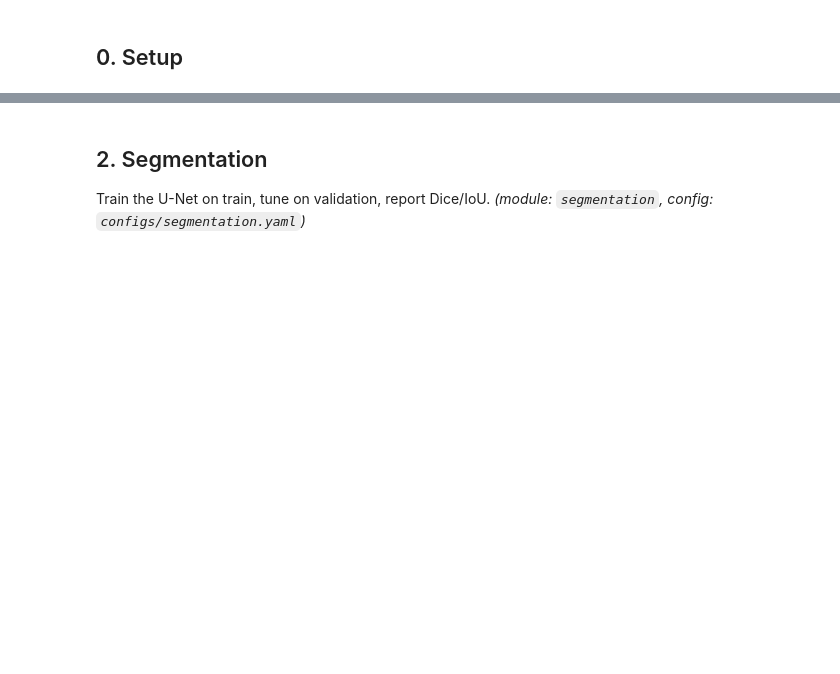
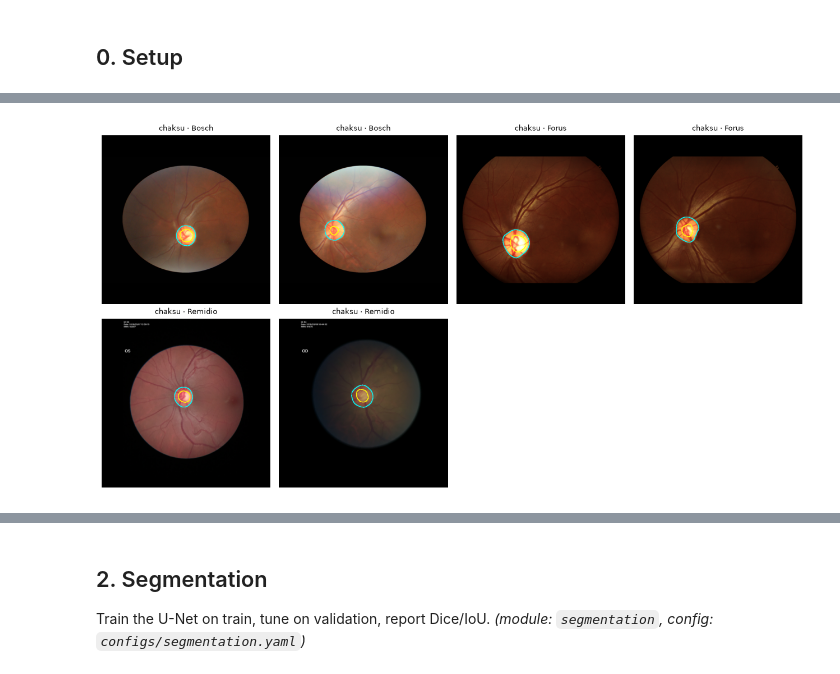
Before and after one commit to aman2712/glaucoma-prediction, a Jupyter notebook: notebooks/03_baseline_a.ipynb, the cells around one changed output, grey strips where cells are left out. Cells and saved outputs as stored; diff of their text form; code cells hidden in the pictures; blank space fills up the shorter version.

```diff
--- a/notebooks/03_baseline_a.ipynb
+++ b/notebooks/03_baseline_a.ipynb
@@ -4,15 +4,3 @@
 Question, metrics and protocol: `docs/baseline_a.md`. This notebook is the driver; heavy logic lives in `src/glaucoma_project/`.
 # %% [markdown]
 ## 0. Setup
-# %%
-import sys
-from pathlib import Path
-import pandas as pd
-
-ROOT = Path.cwd().parent if Path.cwd().name == 'notebooks' else Path.cwd()
-sys.path.insert(0, str(ROOT / 'src'))
-
-PREP = ROOT / 'runs' / 'prep'
-SPLITS = {s: pd.read_csv(PREP / 'splits' / f'{s}_segmentation.csv')
-          for s in ['train', 'validation', 'in_domain_test', 'external_test']}
-{s: len(d) for s, d in SPLITS.items()}
@@ -21,0 +7,8 @@ Overlay expert disc/cup masks on a sample of images. *(module: `data`)*
+# %%
+import matplotlib.pyplot as plt
+
+from glaucoma_project.data import SPLITS, SegmentationDataset
+from glaucoma_project.visualization import show_overlays
+
+datasets = {split: SegmentationDataset(split) for split in SPLITS}
+{split: len(ds) for split, ds in datasets.items()}
@@ -21,0 +20,6 @@ Overlay expert disc/cup masks on a sample of images. *(module: `data`)*
+# %%
+train = datasets['train'].table
+indices = train.groupby('camera').head(2).index.tolist()
+show_overlays(datasets['train'], indices);
+# %% [output]
+[figure, added]
```
Also changed, not shown: parts of 5 cells of this notebook, 8 other files.
